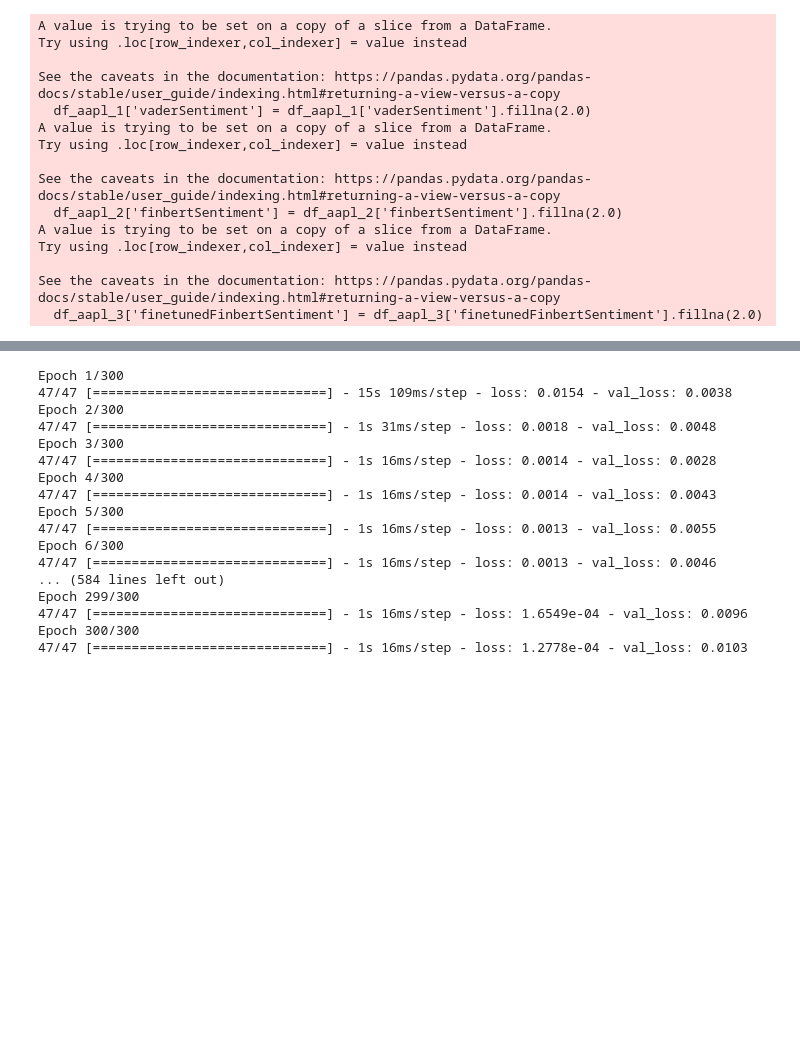
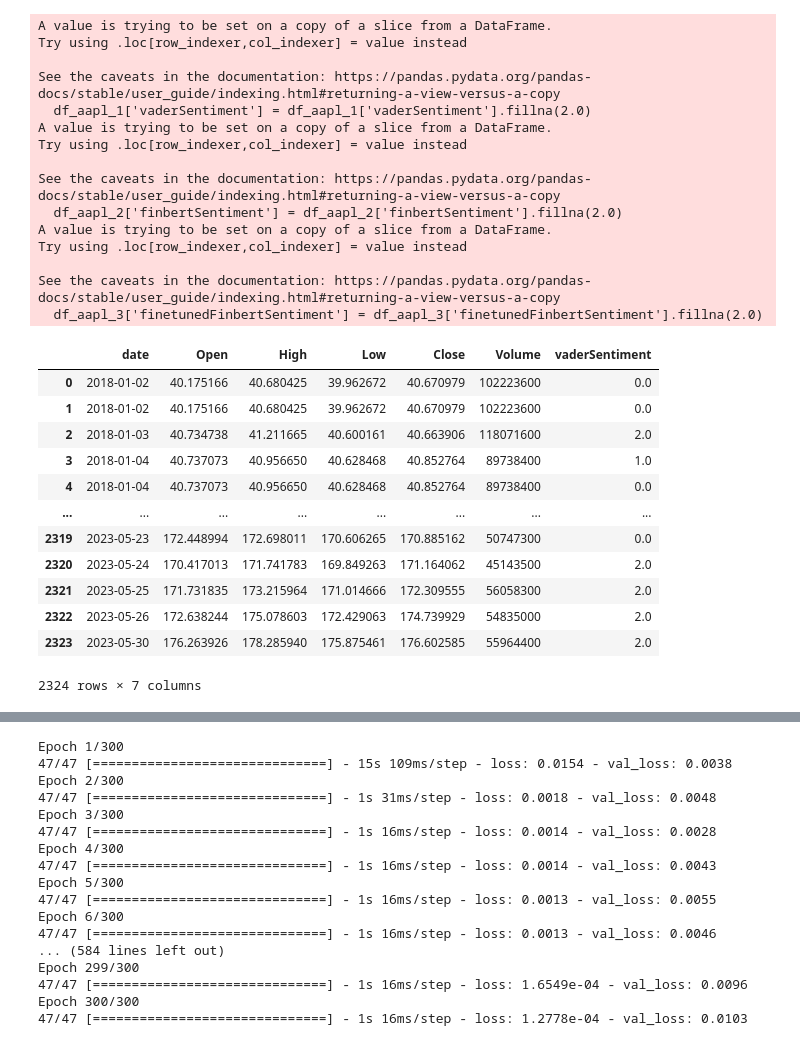
Before and after one commit to fedor44/paper12_lstm, a Jupyter notebook: Untitled74.ipynb, the cells around one changed output, grey strips where cells are left out. Cells and saved outputs as stored; diff of their text form; code cells hidden in the pictures; blank space fills up the shorter version.

```diff
--- a/Untitled74.ipynb
+++ b/Untitled74.ipynb
@@ -206,7 +194,7 @@ df_avgo = pd.read_csv('/content/drive/MyDrive/paper/stock/df_avgo.csv')
 #df_avgo_date = pd.to_datetime(df_avgo['date'])
 
 # 필요한 데이터만 남기고 정리
-df_aapl_1 = df_aapl[['Open', 'High', 'Low', 'Close', 'Volume', 'vaderSentiment']]
+df_aapl_1 = df_aapl[['date', 'Open', 'High', 'Low', 'Close', 'Volume', 'vaderSentiment']]
 df_aapl_2 = df_aapl[['Open', 'High', 'Low', 'Close', 'Volume', 'finbertSentiment']]
 df_aapl_3 = df_aapl[['Open', 'High', 'Low', 'Close', 'Volume', 'finetunedFinbertSentiment']]
 
@@ -235,3 +223,19 @@ Try using .loc[row_indexer,col_indexer] = value instead
 
 See the caveats in the documentation: https://pandas.pydata.org/pandas-docs/stable/user_guide/indexing.html#returning-a-view-versus-a-copy
   df_aapl_3['finetunedFinbertSentiment'] = df_aapl_3['finetunedFinbertSentiment'].fillna(2.0)
+# %%
+df_aapl_1
+# %% [output]
+|  | date | Open | High | Low | Close | Volume | vaderSentiment |
+| 0 | 2018-01-02 | 40.175166 | 40.680425 | 39.962672 | 40.670979 | 102223600 | 0.0 |
+| 1 | 2018-01-02 | 40.175166 | 40.680425 | 39.962672 | 40.670979 | 102223600 | 0.0 |
+| 2 | 2018-01-03 | 40.734738 | 41.211665 | 40.600161 | 40.663906 | 118071600 | 2.0 |
+| 3 | 2018-01-04 | 40.737073 | 40.956650 | 40.628468 | 40.852764 | 89738400 | 1.0 |
+| 4 | 2018-01-04 | 40.737073 | 40.956650 | 40.628468 | 40.852764 | 89738400 | 0.0 |
+| ... | ... | ... | ... | ... | ... | ... | ... |
+| 2319 | 2023-05-23 | 172.448994 | 172.698011 | 170.606265 | 170.885162 | 50747300 | 0.0 |
+| 2320 | 2023-05-24 | 170.417013 | 171.741783 | 169.849263 | 171.164062 | 45143500 | 2.0 |
+| 2321 | 2023-05-25 | 171.731835 | 173.215964 | 171.014666 | 172.309555 | 56058300 | 2.0 |
+| 2322 | 2023-05-26 | 172.638244 | 175.078603 | 172.429063 | 174.739929 | 54835000 | 2.0 |
+| 2323 | 2023-05-30 | 176.263926 | 178.285940 | 175.875461 | 176.602585 | 55964400 | 2.0 |
+2324 rows × 7 columns
```
Also changed, not shown: parts of 2 cells of this notebook.
